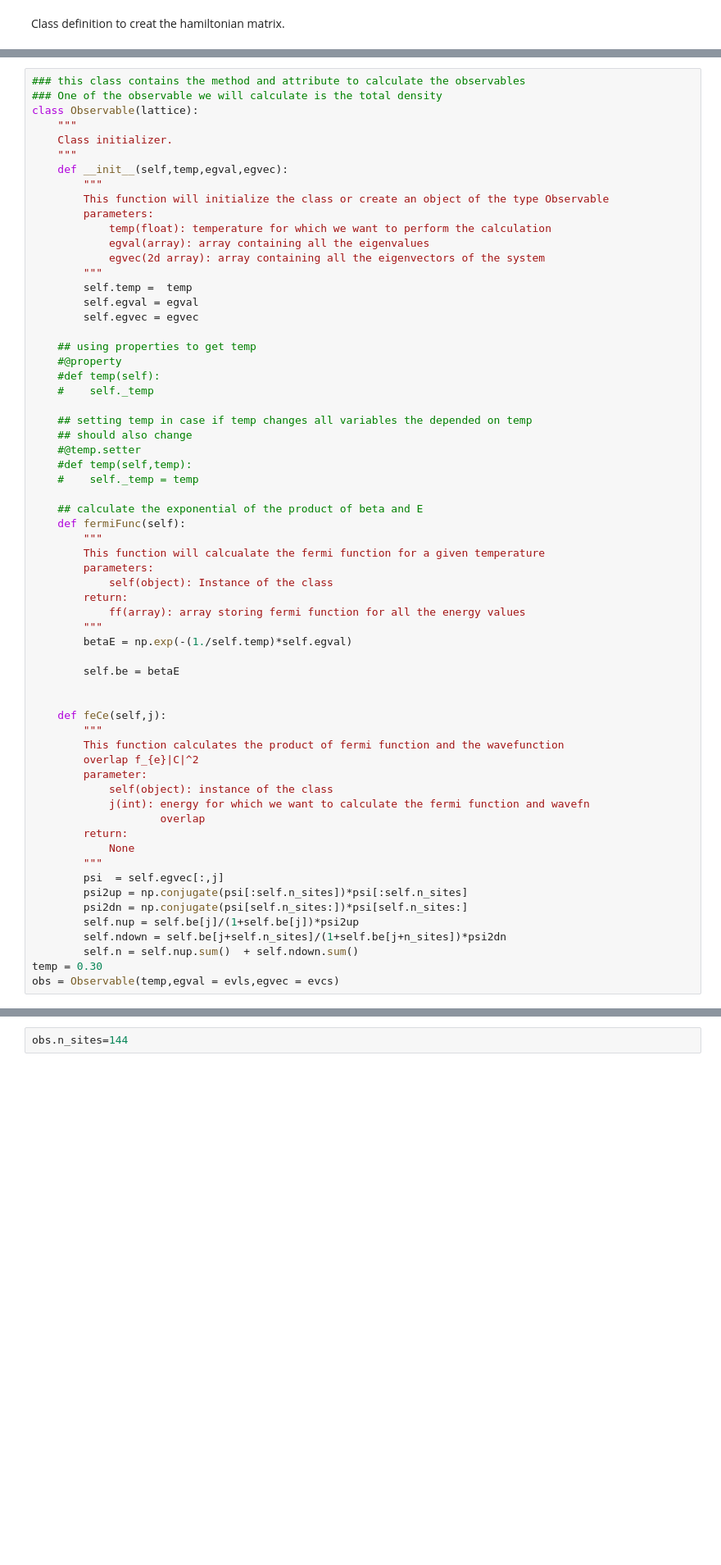
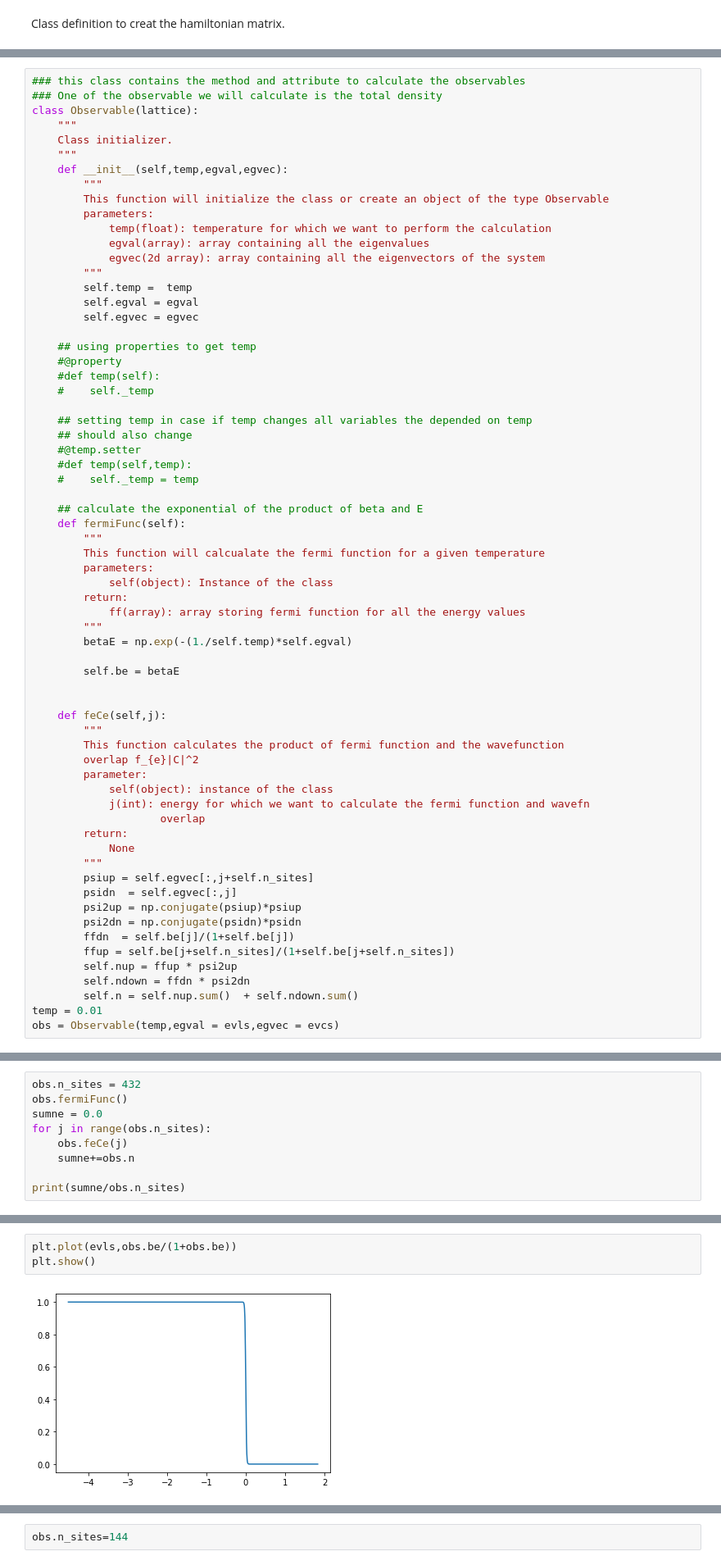
Before and after one commit to Shashi1a/intkagome, a Jupyter notebook: Untitled.ipynb, the cells around one changed output, grey strips where cells are left out. Shown: that part at 82% size. Cells and saved outputs as stored; diff of their text form; blank space fills up the shorter version.

```diff
--- a/Untitled.ipynb
+++ b/Untitled.ipynb
@@ -452,11 +452,14 @@ class Observable(lattice):
         return:
             None
         """
-        psi  = self.egvec[:,j]
-        psi2up = np.conjugate(psi[:self.n_sites])*psi[:self.n_sites]
-        psi2dn = np.conjugate(psi[self.n_sites:])*psi[self.n_sites:]
-        self.nup = self.be[j]/(1+self.be[j])*psi2up
-        self.ndown = self.be[j+self.n_sites]/(1+self.be[j+n_sites])*psi2dn
+        psiup = self.egvec[:,j+self.n_sites]
+        psidn  = self.egvec[:,j]
+        psi2up = np.conjugate(psiup)*psiup
+        psi2dn = np.conjugate(psidn)*psidn
+        ffdn  = self.be[j]/(1+self.be[j])
+        ffup = self.be[j+self.n_sites]/(1+self.be[j+self.n_sites])
+        self.nup = ffup * psi2up
+        self.ndown = ffdn * psi2dn
         self.n = self.nup.sum()  + self.ndown.sum()
-temp = 0.30
+temp = 0.01
 obs = Observable(temp,egval = evls,egvec = evcs)
@@ -478,0 +466,9 @@ array([1.98082504, 1.98468898, 1.99168194, 1.99385422, 1.99513246,
+# %%
+obs.n_sites = 432
+obs.fermiFunc()
+sumne = 0.0
+for j in range(obs.n_sites):
+    obs.feCe(j)
+    sumne+=obs.n
+
+print(sumne/obs.n_sites)
@@ -479,3 +477,8 @@ array([1.98082504, 1.98468898, 1.99168194, 1.99385422, 1.99513246,
+# %%
+plt.plot(evls,obs.be/(1+obs.be))
+plt.show()
+# %% [output]
+[figure, added]
 # %%
 plt.hist(evls,bins=20)
 plt.show()
```
Also changed, not shown: parts of 9 cells of this notebook.
